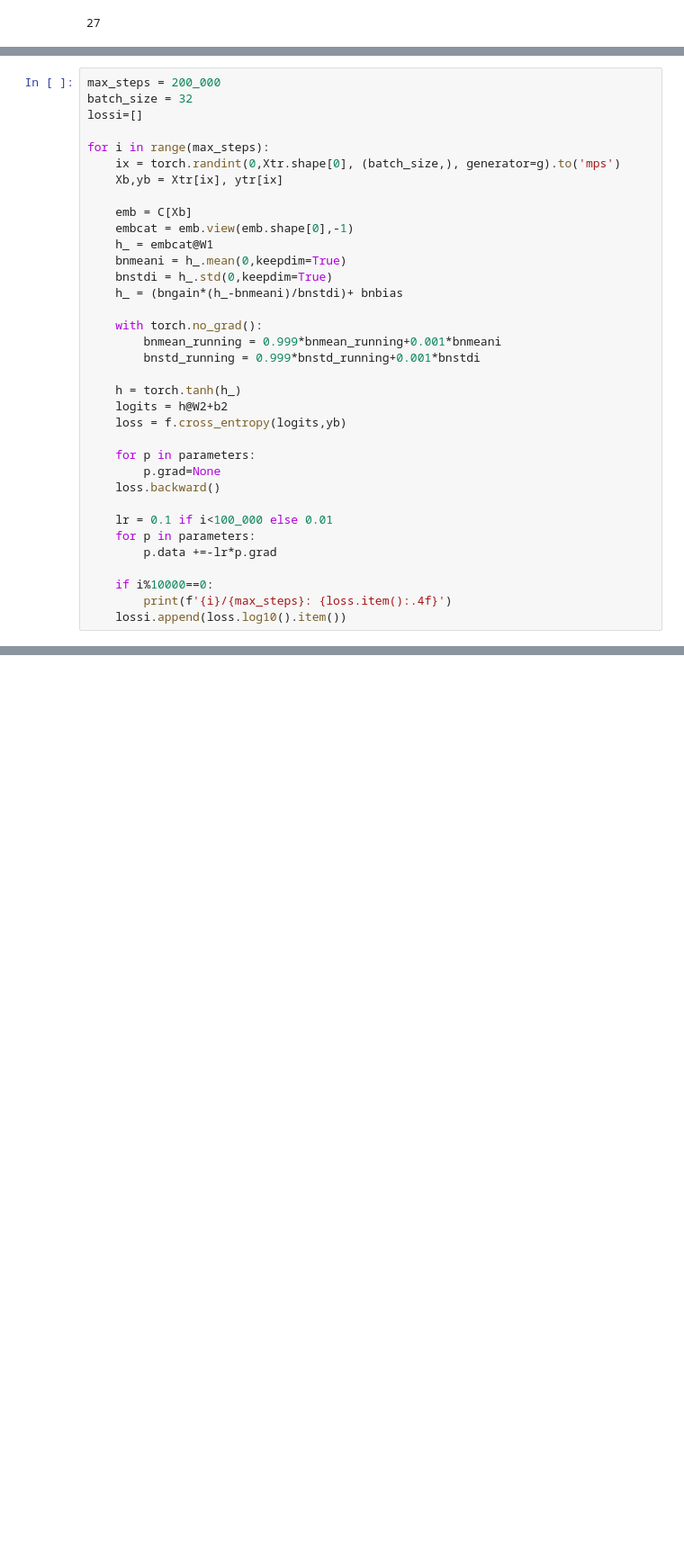
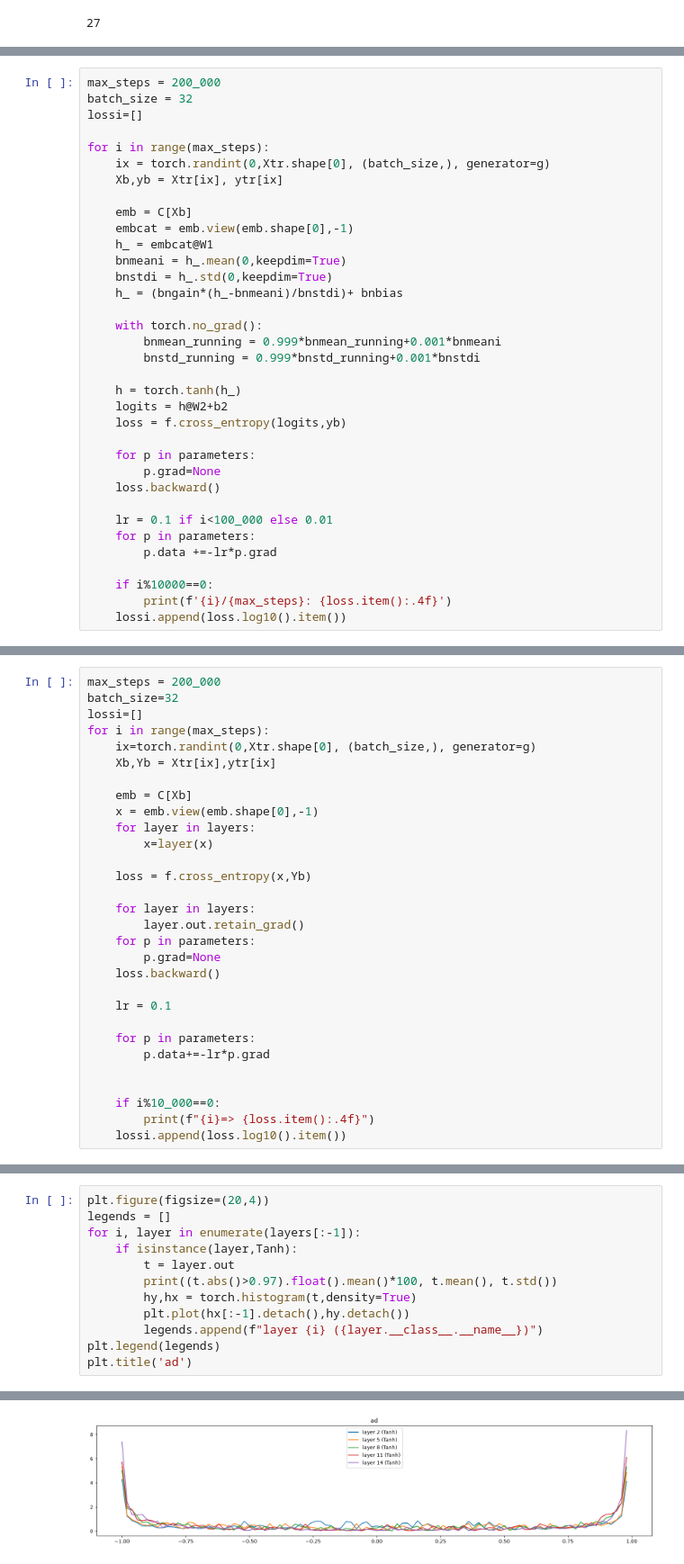
Before and after one commit to v-krishna07/building-from-scratch, a Jupyter notebook: neural network/makemore-3.ipynb, the cells around one changed output, grey strips where cells are left out. Shown at 90% size. Drawn from its saved outputs; the diff is of its cells as text; blank space fills up the shorter version.

Commit message:
makemore-3-torch

```diff
--- a/neural network/makemore-3.ipynb
+++ b/neural network/makemore-3.ipynb
@@ -76,7 +76,7 @@ batch_size = 32
 lossi=[]
 
 for i in range(max_steps):
-    ix = torch.randint(0,Xtr.shape[0], (batch_size,), generator=g).to('mps')
+    ix = torch.randint(0,Xtr.shape[0], (batch_size,), generator=g)
     Xb,yb = Xtr[ix], ytr[ix]
 
     emb = C[Xb]
@@ -208,0 +270,30 @@ nissyfedmahmikkassaxxsy.
+# %%
+max_steps = 200_000
+batch_size=32
+lossi=[]
+for i in range(max_steps):
+    ix=torch.randint(0,Xtr.shape[0], (batch_size,), generator=g)
+    Xb,Yb = Xtr[ix],ytr[ix]
+
+    emb = C[Xb]
+    x = emb.view(emb.shape[0],-1)
+    for layer in layers:
+        x=layer(x)
+
+    loss = f.cross_entropy(x,Yb)
+
+    for layer in layers:
+        layer.out.retain_grad()
+    for p in parameters:
+        p.grad=None
+    loss.backward()
+
+    lr = 0.1
+
+    for p in parameters:
+        p.data+=-lr*p.grad
+
+
+    if i%10_000==0:
+        print(f"{i}=> {loss.item():.4f}")
+    lossi.append(loss.log10().item())
@@ -208,0 +321,13 @@ nissyfedmahmikkassaxxsy.
+# %%
+plt.figure(figsize=(20,4))
+legends = []
+for i, layer in enumerate(layers[:-1]):
+    if isinstance(layer,Tanh):
+        t = layer.out
+        print((t.abs()>0.97).float().mean()*100, t.mean(), t.std())
+        hy,hx = torch.histogram(t,density=True)
+        plt.plot(hx[:-1].detach(),hy.detach())
+        legends.append(f"layer {i} ({layer.__class__.__name__})")
+plt.legend(legends)
+plt.title('ad')
+# %% [output]
@@ -208,0 +340 @@ nissyfedmahmikkassaxxsy.
+[figure, added]
```
Also changed, not shown: parts of 10 cells of this notebook, 1 other file.
